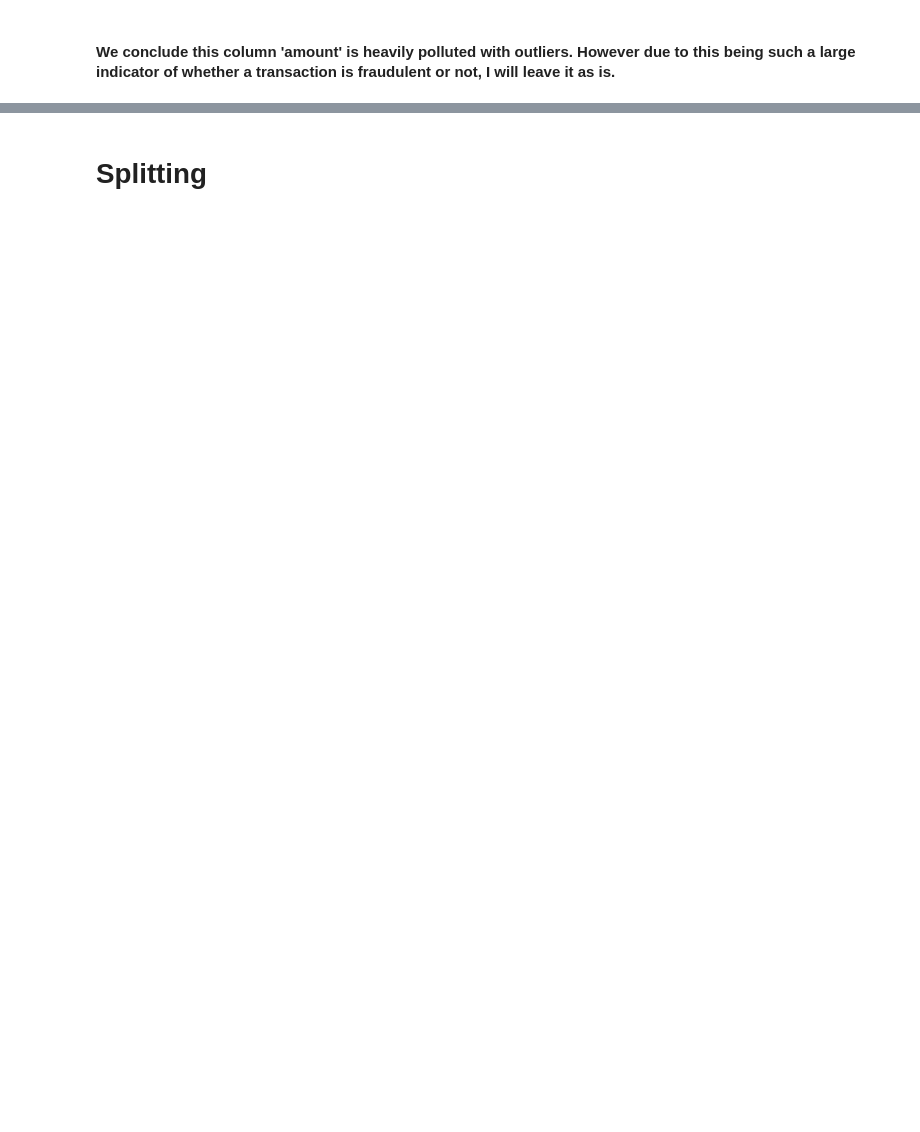
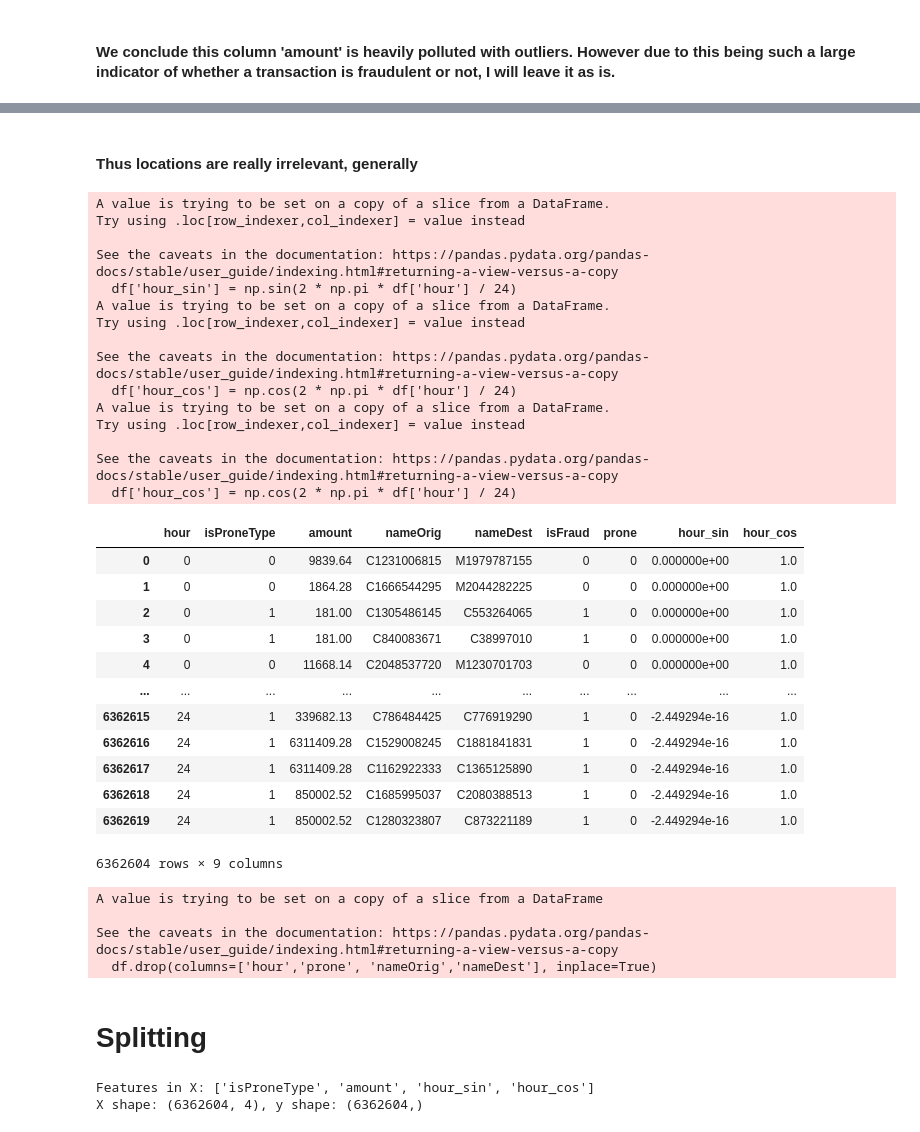
Before and after one commit to AnastasiaRassi/Financial_Fraud_Detection, a Jupyter notebook: exploration.ipynb, the cells around one changed output, grey strips where cells are left out. Drawn from its saved outputs; the diff is of its cells as text; code cells hidden in the pictures; blank space fills up the shorter version.

```diff
--- a/exploration.ipynb
+++ b/exploration.ipynb
@@ -310,9 +309,7 @@ See the caveats in the documentation: https://pandas.pydata.org/pandas-docs/stab
 # %%
 never_fraud = ['DEBIT', 'CASH_IN', 'PAYMENT']
 
-df['type'] = df['type'].apply(lambda x: 'Other' if x in never_fraud else x)
-
-df['type'].value_counts()
+df['type'] = df['type'].apply(lambda x: 0 if x in never_fraud else 1)
 # %% [output]
 A value is trying to be set on a copy of a slice from a DataFrame.
 Try using .loc[row_indexer,col_indexer] = value instead
@@ -394,0 +440,2 @@ Interpretation:
+# %%
+df.rename(columns={'type': 'isProneType'}, inplace=True)
@@ -398,0 +451,24 @@ Interpretation:
+# %%
+min_count = 3
+threshold = 0.6
+
+# Compute fraud-prone destinations using ALL data (full history)
+all_stats = (df.groupby('nameDest', observed=True)
+             .agg(total_trans=('isFraud', 'size'),
+                  fraud_count=('isFraud', 'sum'))
+            )
+all_stats['fraud_rate'] = all_stats['fraud_count'] / all_stats['total_trans']
+
+prone_dests = all_stats[(all_stats['fraud_rate'] > threshold) &
+                        (all_stats['total_trans'] >= min_count)].index
+
+print(f"Total unique destinations: {df['nameDest'].nunique()}")
+print(f"Destinations marked as PRONE (fraud_rate > {threshold}, min {min_count} txns): {len(prone_dests)}")
+print(f"Prone destinations represent {(len(prone_dests) / df['nameDest'].nunique() * 100):.2f}% of all destinations\n")
+
+# 2. Add the feature to the full df (before splitting)
+df['prone'] = df['nameDest'].isin(prone_dests).astype(int)
+
+print(f"Transactions sent to PRONE destinations: {df['prone'].sum():,} / {len(df):,}")
+print(f"Fraud rate in PRONE destinations: {df[df['prone']==1]['isFraud'].mean():.4f}")
+print(f"Fraud rate in NON-PRONE destinations: {df[df['prone']==0]['isFraud'].mean():.4f}\n")
@@ -399,5 +492,55 @@ Interpretation:
+# %% [markdown]
+#### Thus locations are really irrelevant, generally
+# %%
+import numpy as np
+df['hour_sin'] = np.sin(2 * np.pi * df['hour'] / 24)
+df['hour_cos'] = np.cos(2 * np.pi * df['hour'] / 24)
+
+df
+# %% [output]
+A value is trying to be set on a copy of a slice from a DataFrame.
+Try using .loc[row_indexer,col_indexer] = value instead
+
+See the caveats in the documentation: https://pandas.pydata.org/pandas-docs/stable/user_guide/indexing.html#returning-a-view-versus-a-copy
+  df['hour_sin'] = np.sin(2 * np.pi * df['hour'] / 24)
+A value is trying to be set on a copy of a slice from a DataFrame.
+Try using .loc[row_indexer,col_indexer] = value instead
+
+See the caveats in the documentation: https://pandas.pydata.org/pandas-docs/stable/user_guide/indexing.html#returning-a-view-versus-a-copy
+  df['hour_cos'] = np.cos(2 * np.pi * df['hour'] / 24)
+A value is trying to be set on a copy of a slice from a DataFrame.
+Try using .loc[row_indexer,col_indexer] = value instead
+
+See the caveats in the documentation: https://pandas.pydata.org/pandas-docs/stable/user_guide/indexing.html#returning-a-view-versus-a-copy
+  df['hour_cos'] = np.cos(2 * np.pi * df['hour'] / 24)
+|  | hour | isProneType | amount | nameOrig | nameDest | isFraud | prone | hour_sin | hour_cos |
+| 0 | 0 | 0 | 9839.64 | C1231006815 | M1979787155 | 0 | 0 | 0.000000e+00 | 1.0 |
+| 1 | 0 | 0 | 1864.28 | C1666544295 | M2044282225 | 0 | 0 | 0.000000e+00 | 1.0 |
+| 2 | 0 | 1 | 181.00 | C1305486145 | C553264065 | 1 | 0 | 0.000000e+00 | 1.0 |
+| 3 | 0 | 1 | 181.00 | C840083671 | C38997010 | 1 | 0 | 0.000000e+00 | 1.0 |
+| 4 | 0 | 0 | 11668.14 | C2048537720 | M1230701703 | 0 | 0 | 0.000000e+00 | 1.0 |
+| ... | ... | ... | ... | ... | ... | ... | ... | ... | ... |
+| 6362615 | 24 | 1 | 339682.13 | C786484425 | C776919290 | 1 | 0 | -2.449294e-16 | 1.0 |
+| 6362616 | 24 | 1 | 6311409.28 | C1529008245 | C1881841831 | 1 | 0 | -2.449294e-16 | 1.0 |
+| 6362617 | 24 | 1 | 6311409.28 | C1162922333 | C1365125890 | 1 | 0 | -2.449294e-16 | 1.0 |
+| 6362618 | 24 | 1 | 850002.52 | C1685995037 | C2080388513 | 1 | 0 | -2.449294e-16 | 1.0 |
+| 6362619 | 24 | 1 | 850002.52 | C1280323807 | C873221189 | 1 | 0 | -2.449294e-16 | 1.0 |
+6362604 rows × 9 columns
+# %%
+df.drop(columns=['hour','prone', 'nameOrig','nameDest'], inplace=True)
+# %% [output]
+A value is trying to be set on a copy of a slice from a DataFrame
+
+See the caveats in the documentation: https://pandas.pydata.org/pandas-docs/stable/user_guide/indexing.html#returning-a-view-versus-a-copy
+  df.drop(columns=['hour','prone', 'nameOrig','nameDest'], inplace=True)
 # %% [markdown]
 # Splitting
 # %%
 y = df['isFraud']
 X = df.drop(columns=['isFraud'])
+
+print(f"Features in X: {list(X.columns)}")
+print(f"X shape: {X.shape}, y shape: {y.shape}")
+# %% [output]
+Features in X: ['isProneType', 'amount', 'hour_sin', 'hour_cos']
+X shape: (6362604, 4), y shape: (6362604,)
```
Also changed, not shown: parts of 20 cells of this notebook, 2 other files.
